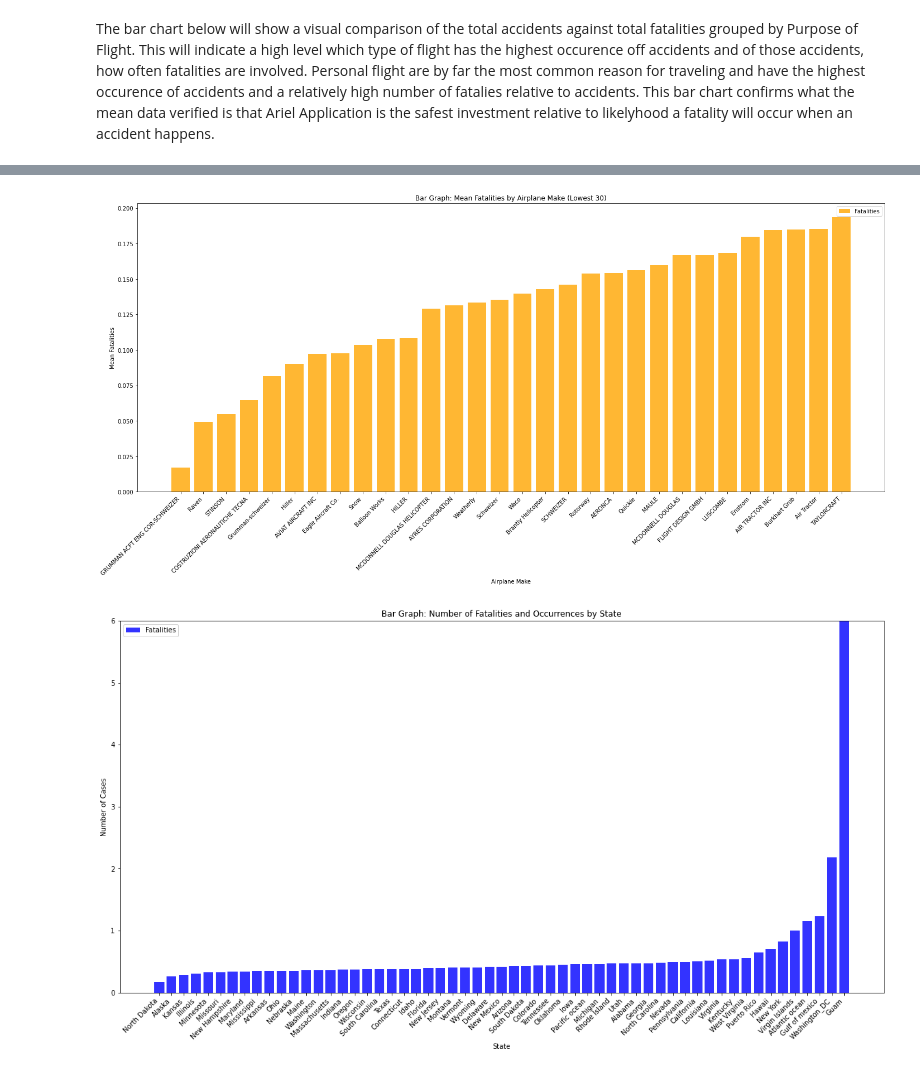
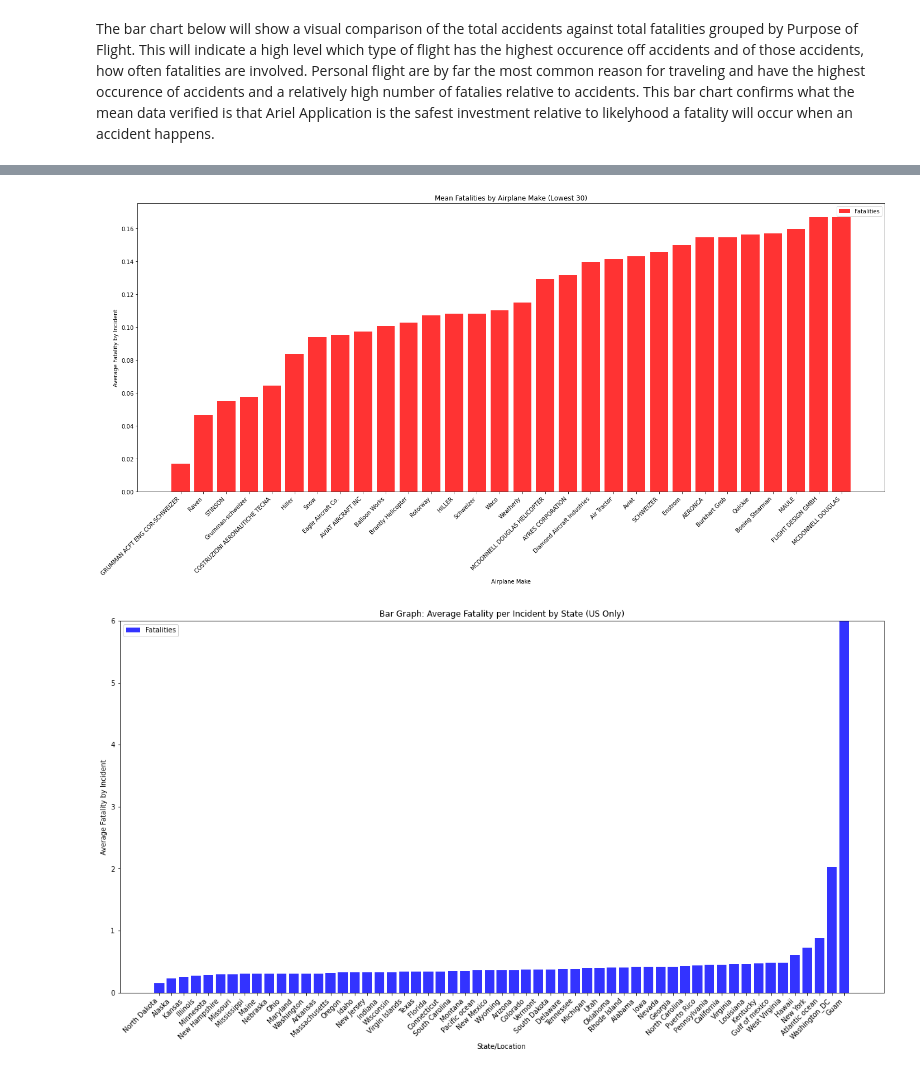
Before and after one commit to Bit-coins/phase1_project, a Jupyter notebook: aviation_accident_analysis.ipynb, the cells around one changed output, grey strips where cells are left out. Drawn from its saved outputs; the diff is of its cells as text; code cells hidden in the pictures.

```diff
--- a/aviation_accident_analysis.ipynb
+++ b/aviation_accident_analysis.ipynb
@@ -195,4 +203,4 @@ There is a large outlier that sku the mean up, in most instances a fatality does
 median will be used to fill null data for Total.Fatal.Injuries
 # %%
 aviation_data['Total.Serious.Injuries'].describe()
-aviation_data['Total.Serious.Injuries'].fillna(aviation_data['Total.Serious.Injuries'].median())
+aviation_data['Total.Serious.Injuries'].fillna(aviation_data['Total.Serious.Injuries'].median(), inplace=True)
@@ -215,4 +210,4 @@ There is a large outlier that sku the mean up, in most instances a serious injur
 median will be used to fill null data for Total.Serious.Injuries
 # %%
 aviation_data['Total.Minor.Injuries'].describe()
-aviation_data['Total.Minor.Injuries'].fillna(aviation_data['Total.Minor.Injuries'].median())
+aviation_data['Total.Minor.Injuries'].fillna(aviation_data['Total.Minor.Injuries'].median(), inplace=True)
@@ -235,4 +217,4 @@ There is a large outlier that sku the mean up, in most instances a Minor injurie
 median will be used to fill null data for Total.Minor.Injuries
 # %%
 aviation_data['Total.Uninjured'].describe()
-aviation_data['Total.Uninjured'].fillna(aviation_data['Total.Uninjured'].median())
+aviation_data['Total.Uninjured'].fillna(aviation_data['Total.Uninjured'].median(), inplace=True)
@@ -290,3 +248,14 @@ aviation_grouped_location_data['Count'] = aviation_grouped_location_data.groupby
+# %%
+aviation_grouped_make_data = aviation_accidents.groupby(['Make'])[['Total.Fatal.Injuries', 'Total.Serious.Injuries', 'Total.Minor.Injuries', 'Total.Uninjured']].agg(['sum', 'mean', 'std', 'min', 'max']).reset_index()
+aviation_grouped_make_data['Count'] = aviation_accidents.groupby('Make').size().reset_index(name='Count')['Count']
+
+# Group by 'Purpose of flight' with list of columns
+aviation_grouped_purpose_data = aviation_accidents.groupby(['Purpose.of.flight'])[['Total.Fatal.Injuries', 'Total.Serious.Injuries', 'Total.Minor.Injuries', 'Total.Uninjured']].agg(['sum', 'mean', 'std', 'min', 'max']).reset_index()
+aviation_grouped_purpose_data['Count'] = aviation_accidents.groupby('Purpose.of.flight').size().reset_index(name='Count')['Count']
+
+# Group by 'Country' and 'US_State' with list of columns
+aviation_grouped_location_data = aviation_accidents.groupby(['Country', 'US_State'])[['Total.Fatal.Injuries', 'Total.Serious.Injuries', 'Total.Minor.Injuries', 'Total.Uninjured']].agg(['sum', 'mean', 'std', 'min', 'max']).reset_index()
+aviation_grouped_location_data['Count'] = aviation_grouped_location_data.groupby('US_State')['US_State'].transform('count')
 # %%
 #columns are not flat due to group by and aggregate functions
 aviation_grouped_make_data.columns = ['_'.join(col).strip() if col[1] != '' else col[0] for col in aviation_grouped_make_data.columns.values]
@@ -427,22 +450,22 @@ plt.show()
 # %%
 # Filtered list to only show the top 30 safest aircrafts by Fatality Mean
 aviation_grouped_make_filtered_30 = aviation_grouped_make_filtered.head(30)
 # aviation_grouped_make_filtered
 
 plt.figure(figsize=(20, 10))
 
-plt.bar(aviation_grouped_make_filtered_30['Make'], aviation_grouped_make_filtered_30['Total.Fatal.Injuries_mean'], alpha=0.8, label='Fatalities', color='Orange')
+plt.bar(aviation_grouped_make_filtered_30['Make'], aviation_grouped_make_filtered_30['Total.Fatal.Injuries_mean'], alpha=0.8, label='Fatalities', color='Red')
 
-plt.title('Bar Graph: Mean Fatalities by Airplane Make (Lowest 30)')
+plt.title('Mean Fatalities by Airplane Make (Lowest 30)')
 plt.xlabel('Airplane Make')
-plt.ylabel('Mean Fatalities')
+plt.ylabel('Average Fatality by Incident')
 plt.xticks(rotation=45, ha='right')
 
 plt.legend()
 plt.tight_layout()
 plt.show()
 # %% [output]
-[figure, old version]
+[figure, new version]
 # %%
 plt.figure(figsize=(20, 10))
 
@@ -450,9 +473,9 @@ plt.figure(figsize=(20, 10))
 plt.bar(aviation_grouped_location_data_sorted['US_State'], aviation_grouped_location_data_sorted['Total.Fatal.Injuries_mean'], alpha=0.8, label='Fatalities', color='blue')
 # plt.bar(aviation_grouped_make_filtered['Make'], aviation_grouped_make_filtered['Count'], alpha=0.8, bottom=aviation_grouped_make_filtered['Total.Fatal.Injuries_sum'], label='Occurrences', color='orange')
 
-plt.title('Bar Graph: Number of Fatalities and Occurrences by State')
-plt.xlabel('State')
-plt.ylabel('Number of Cases')
+plt.title('Bar Graph: Average Fatality per Incident by State (US Only)')
+plt.xlabel('State/Location')
+plt.ylabel('Average Fatality by Incident')
 plt.xticks(rotation=45, ha='right')
 
 plt.ylim(0,6)
@@ -460,4 +483,4 @@ plt.ylim(0,6)
 plt.legend()
 plt.show()
 # %% [output]
-[figure, old version]
+[figure, new version]
```
Also changed, not shown: parts of 20 cells of this notebook, 14 other files.
